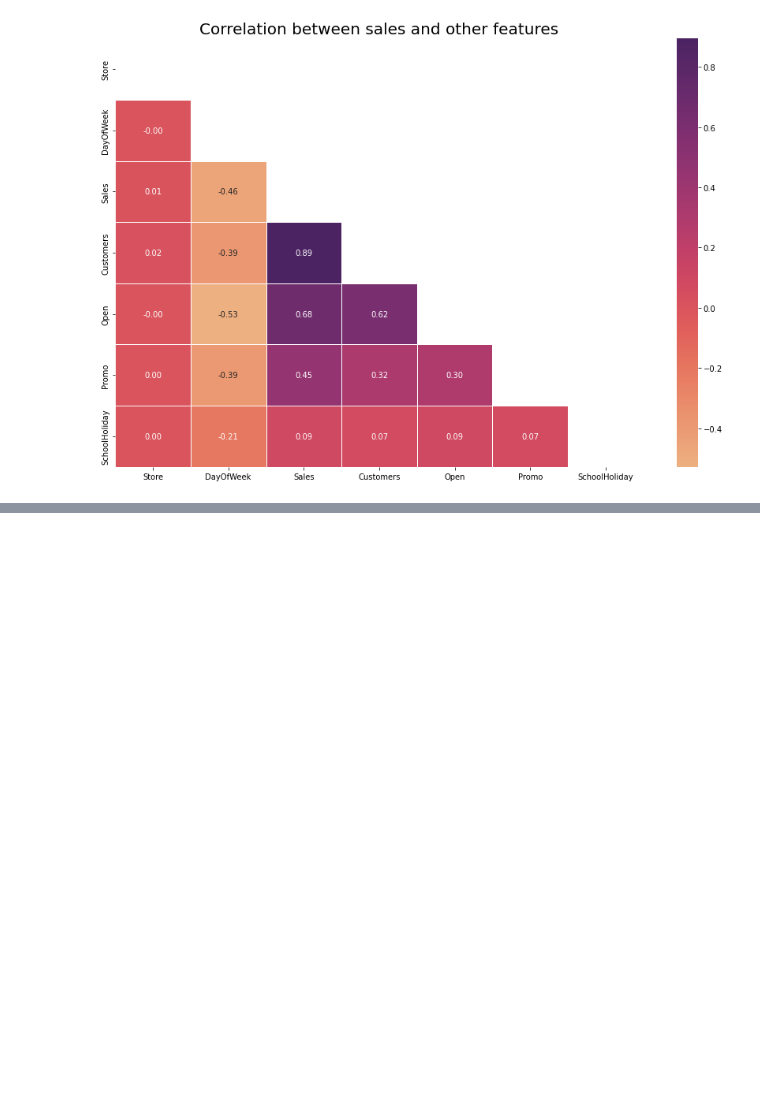
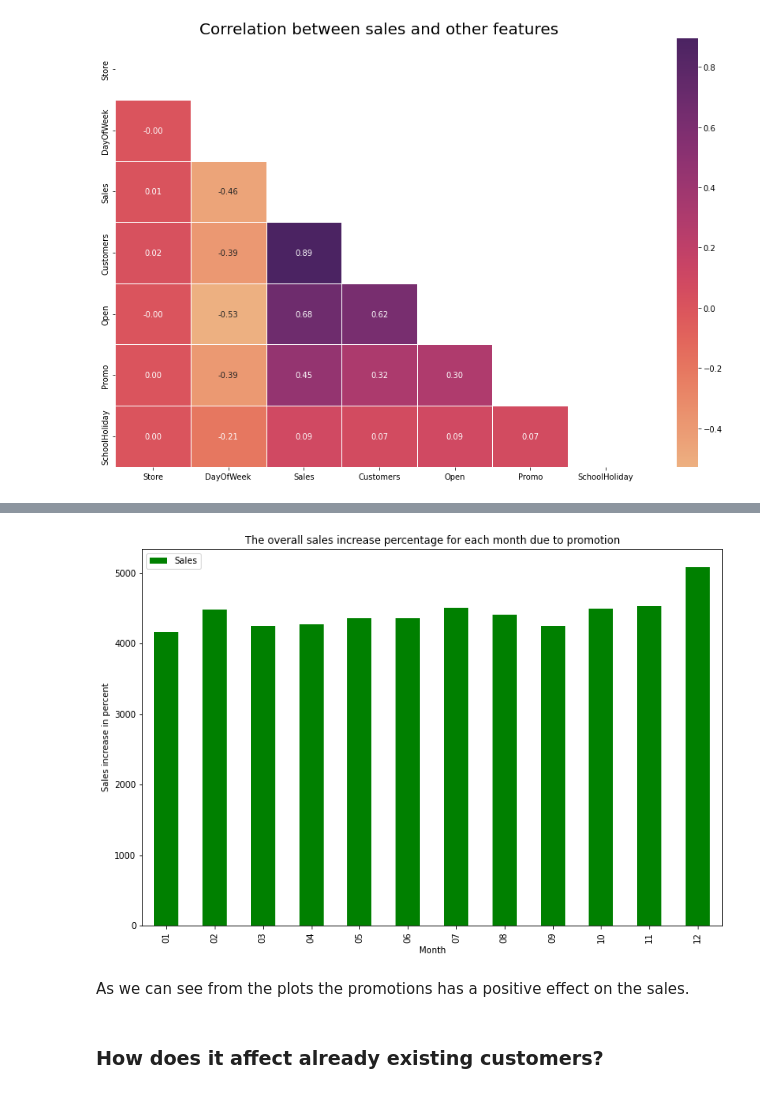
Before and after one commit to Haylemicheal/Pharmaceutical-Sales-Prediction, a Jupyter notebook: notebooks/EDA.ipynb, the cells around one changed output, grey strips where cells are left out. Cells and saved outputs as stored; diff of their text form; code cells hidden in the pictures; blank space fills up the shorter version.

```diff
--- a/notebooks/EDA.ipynb
+++ b/notebooks/EDA.ipynb
@@ -127,0 +144,12 @@ Text(0.5, 1.0, 'Correlation between sales and other features')
+# %%
+ax = sales_without_promo.plot(kind="bar",color='green',figsize=(12,8))
+ax.set_title("The overall sales increase percentage for each month due to promotion")
+ax.set_xlabel("Month")
+ax.set_ylabel("Sales increase in percent")
+pyplot.show()
+# %% [output]
+[figure, added]
+# %% [markdown]
+As we can see from the plots the promotions has a positive effect on the sales.
+# %% [markdown]
+ ### How does it affect already existing customers?
```
Also changed, not shown: parts of 21 cells of this notebook.
